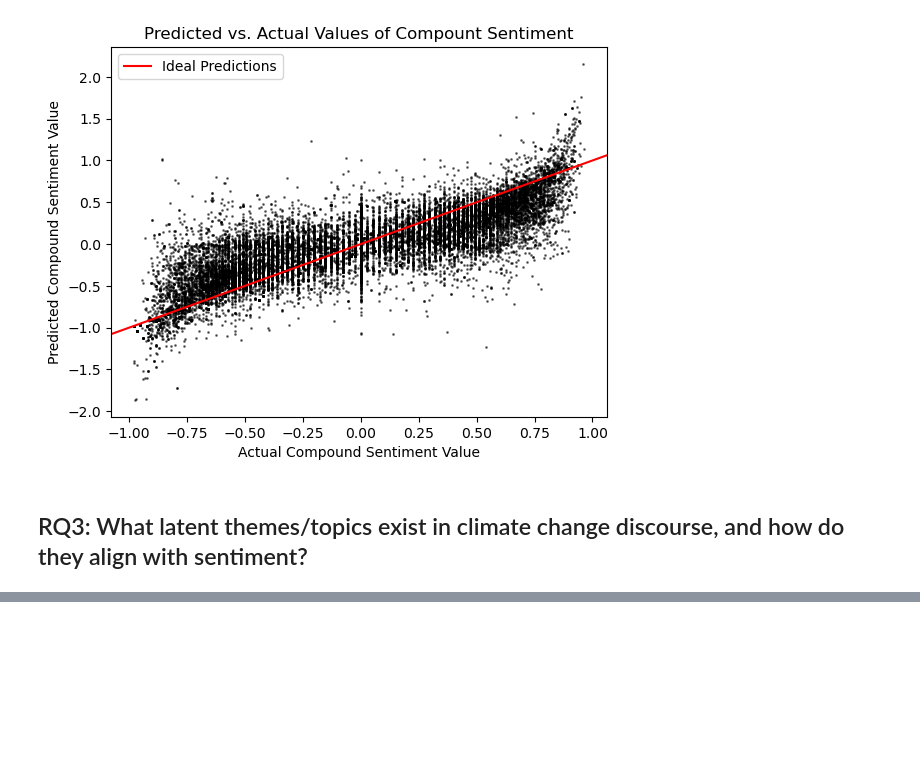
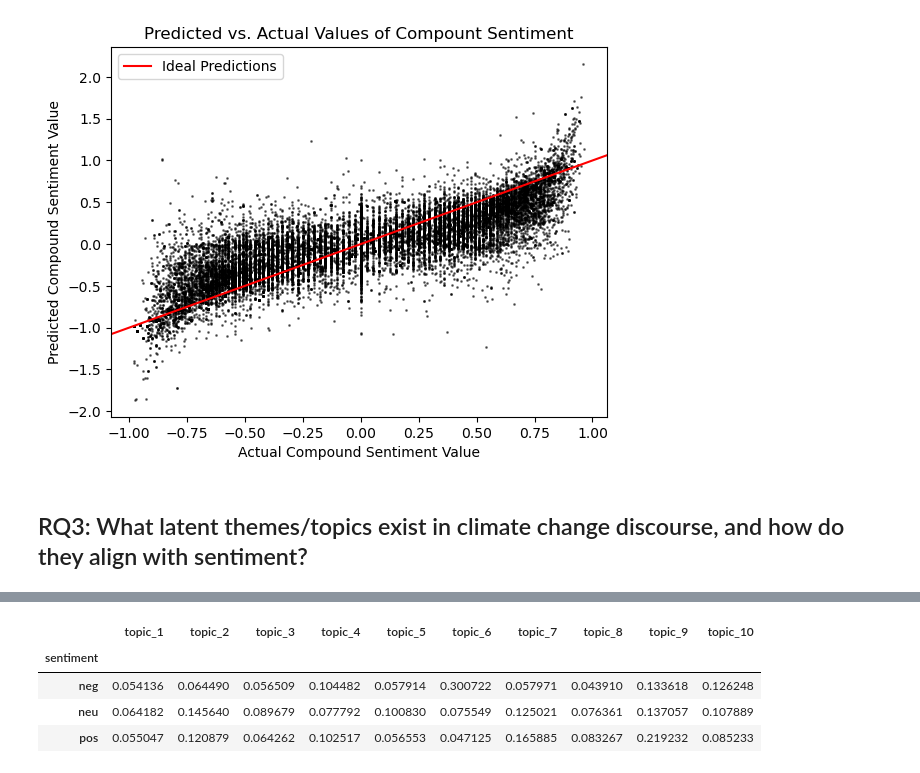
Before and after one commit to jgsbd210945/30267-final, a Jupyter notebook: main.ipynb, the cells around one changed output, grey strips where cells are left out. Drawn from its saved outputs; the diff is of its cells as text; code cells hidden in the pictures; blank space fills up the shorter version.

```diff
--- a/main.ipynb
+++ b/main.ipynb
@@ -225,0 +241,14 @@ NotFittedError: Vocabulary not fitted or provided
+# %%
+topic_cols = [f"topic_{i+1}" for i in range(n_topics)] # Adding topic cols to dataframe
+data[topic_cols] = doc_topic_dists
+
+# Grouped means by sentiment. i.e., the topics on average more prevalent in each category.
+group_means = data.groupby('sentiment')[topic_cols].mean()
+
+group_means
+# %% [output]
+|  | topic_1 | topic_2 | topic_3 | topic_4 | topic_5 | topic_6 | topic_7 | topic_8 | topic_9 | topic_10 |
+| sentiment |  |  |  |  |  |  |  |  |  |  |
+| neg | 0.054136 | 0.064490 | 0.056509 | 0.104482 | 0.057914 | 0.300722 | 0.057971 | 0.043910 | 0.133618 | 0.126248 |
+| neu | 0.064182 | 0.145640 | 0.089679 | 0.077792 | 0.100830 | 0.075549 | 0.125021 | 0.076361 | 0.137057 | 0.107889 |
+| pos | 0.055047 | 0.120879 | 0.064262 | 0.102517 | 0.056553 | 0.047125 | 0.165885 | 0.083267 | 0.219232 | 0.085233 |
```
Also changed, not shown: parts of 12 cells of this notebook.
